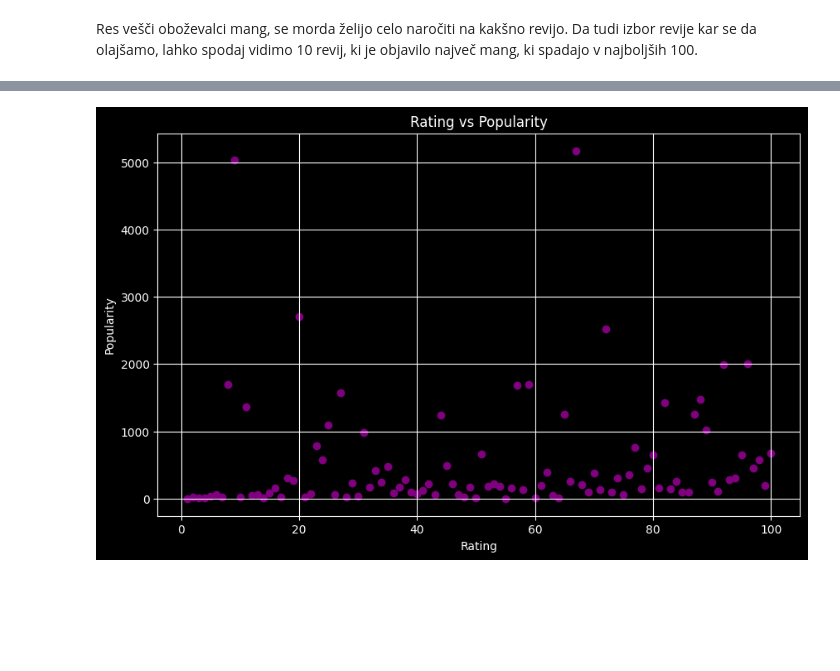
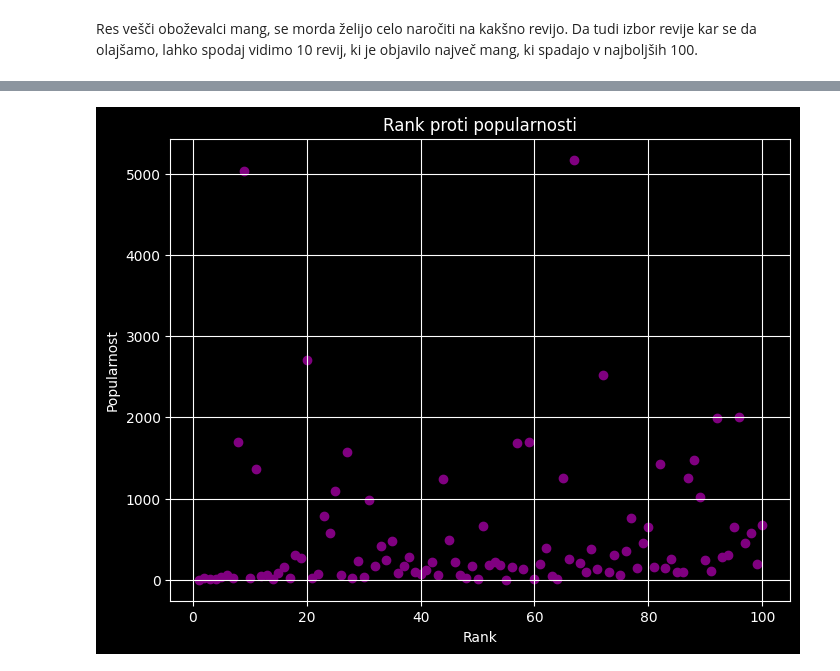
Before and after one commit to slaparj/Projektna_naloga-UVP, a Jupyter notebook: analiza.ipynb, the cells around one changed output, grey strips where cells are left out. Cells and saved outputs as stored; diff of their text form; code cells hidden in the pictures; blank space fills up the shorter version.

```diff
--- a/analiza.ipynb
+++ b/analiza.ipynb
@@ -181,10 +181,10 @@ plt.show()
 # %%
-plt.figure(figsize=(10, 6))
+plt.figure(figsize=(8, 6))
 plt.scatter(mange2['rank'], mange2['popularnost'], alpha=1, color='purple')
-plt.title('Rating vs Popularity')
-plt.xlabel('Rating')
-plt.ylabel('Popularity')
+plt.title('Rank proti popularnosti')
+plt.xlabel('Rank')
+plt.ylabel('Popularnost')
 plt.grid(True)
 plt.show()
 # %% [output]
-[figure, old version]
+[figure, new version]
```
Also changed, not shown: parts of 4 cells of this notebook.
